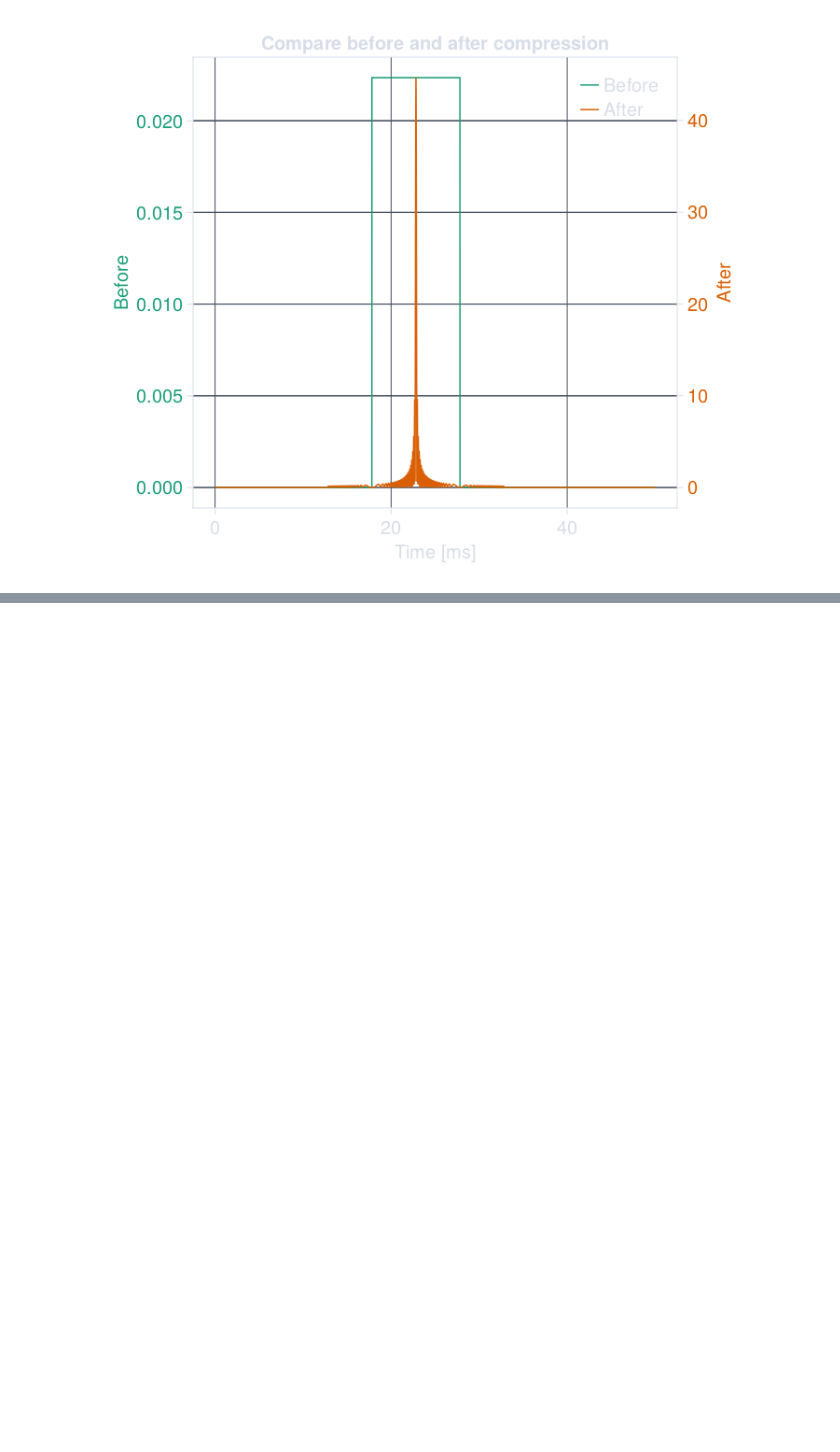
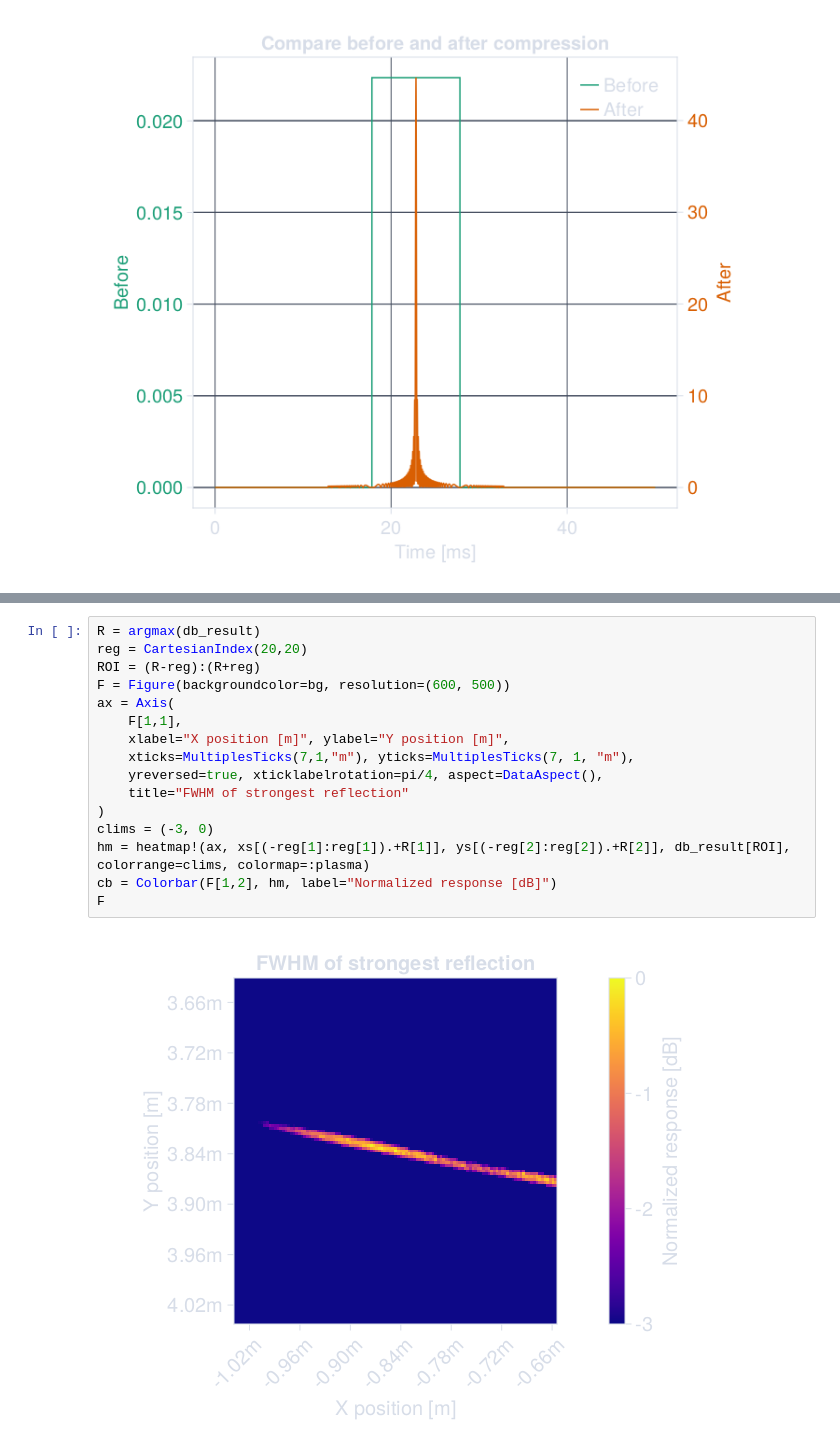
Before and after one commit to simonabj/Studies, a Jupyter notebook: IN5450/Project3/code.ipynb, the cells around one changed output, grey strips where cells are left out. Drawn from its saved outputs; the diff is of its cells as text; blank space fills up the shorter version.

```diff
--- a/IN5450/Project3/code.ipynb
+++ b/IN5450/Project3/code.ipynb
@@ -113,0 +287,18 @@ F
+# %%
+R = argmax(db_result)
+reg = CartesianIndex(20,20)
+ROI = (R-reg):(R+reg)
+F = Figure(backgroundcolor=bg, resolution=(600, 500))
+ax = Axis(
+    F[1,1],
+    xlabel="X position [m]", ylabel="Y position [m]",
+    xticks=MultiplesTicks(7,1,"m"), yticks=MultiplesTicks(7, 1, "m"),
+    yreversed=true, xticklabelrotation=pi/4, aspect=DataAspect(),
+    title="FWHM of strongest reflection"
+)
+clims = (-3, 0)
+hm = heatmap!(ax, xs[(-reg[1]:reg[1]).+R[1]], ys[(-reg[2]:reg[2]).+R[2]], db_result[ROI], colorrange=clims, colormap=:plasma)
+cb = Colorbar(F[1,2], hm, label="Normalized response [dB]")
+F
+# %% [output]
+[figure, added]
```
Also changed, not shown: parts of 44 cells of this notebook, 2 other files.
